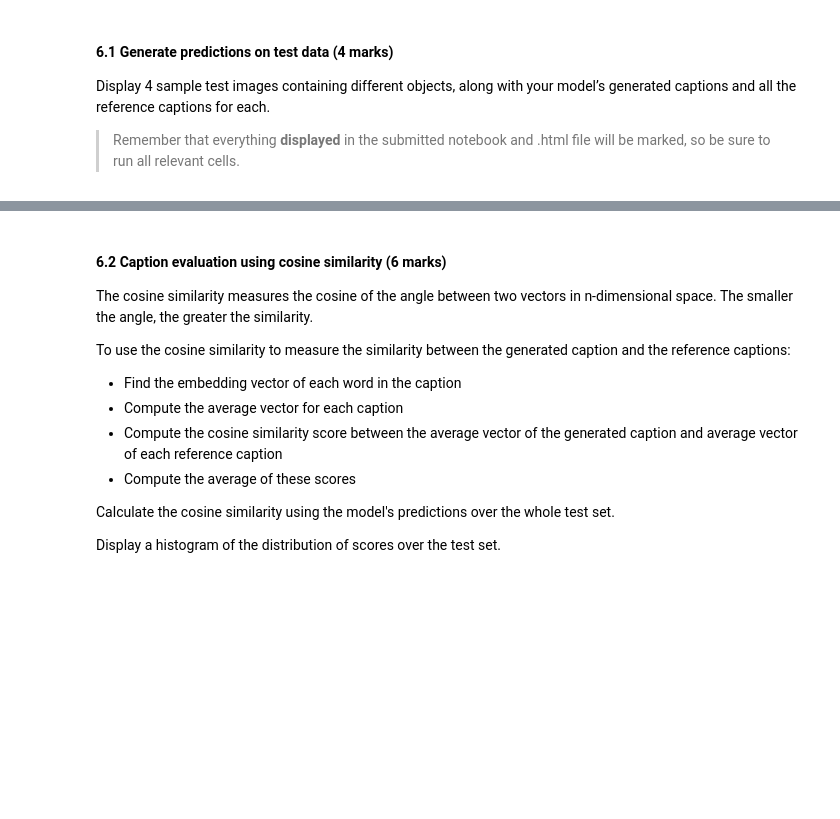
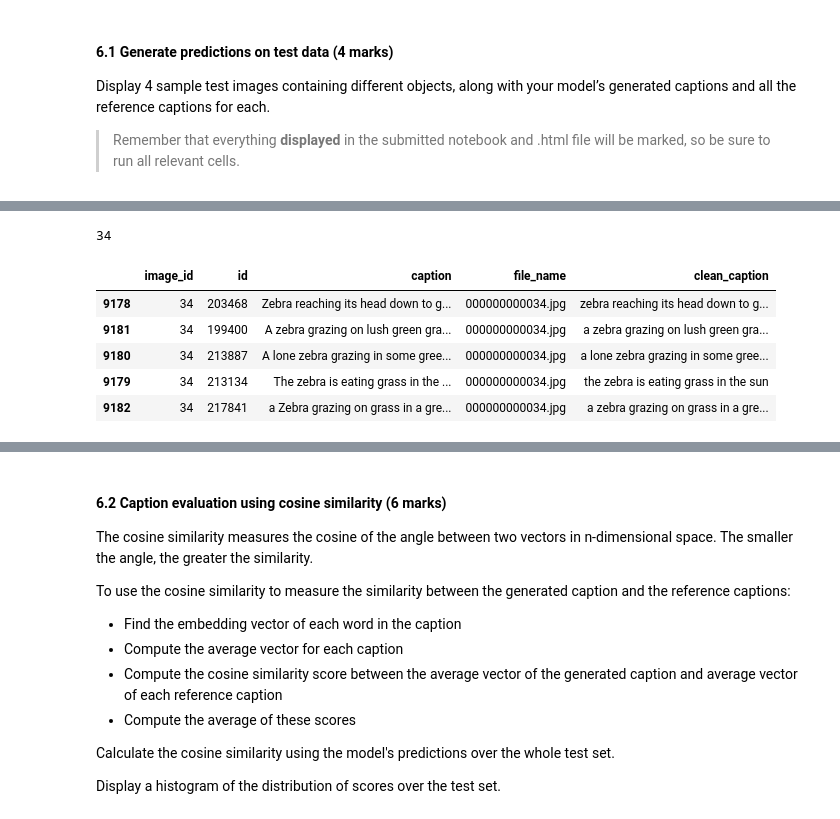
Before and after one commit to assh/dl_assessment2, a Jupyter notebook: COMP5625M_assessment2024_problem.ipynb, the cells around one changed output, grey strips where cells are left out. Cells and saved outputs as stored; diff of their text form; code cells hidden in the pictures; blank space fills up the shorter version.

```diff
--- a/COMP5625M_assessment2024_problem.ipynb
+++ b/COMP5625M_assessment2024_problem.ipynb
@@ -1717,3 +1730,16 @@ TypeError: COCO_Features.__init__() got an unexpected keyword argument 'transfor
+# %%
+print(test_set.iloc[1, 0])
+# %% [output]
+34
+# %%
+test_set.head()
+# %% [output]
+|  | image_id | id | caption | file_name | clean_caption |
+| 9178 | 34 | 203468 | Zebra reaching its head down to g... | 000000000034.jpg | zebra reaching its head down to g... |
+| 9181 | 34 | 199400 | A zebra grazing on lush green gra... | 000000000034.jpg | a zebra grazing on lush green gra... |
+| 9180 | 34 | 213887 | A lone zebra grazing in some gree... | 000000000034.jpg | a lone zebra grazing in some gree... |
+| 9179 | 34 | 213134 | The zebra is eating grass in the ... | 000000000034.jpg | the zebra is eating grass in the sun |
+| 9182 | 34 | 217841 | a Zebra grazing on grass in a gre... | 000000000034.jpg | a zebra grazing on grass in a gre... |
 # %%
 model.eval()
 decoder.eval() # generate caption, eval mode to not influence batchnormncoder.eval()
```
Also changed, not shown: parts of 10 cells of this notebook.
